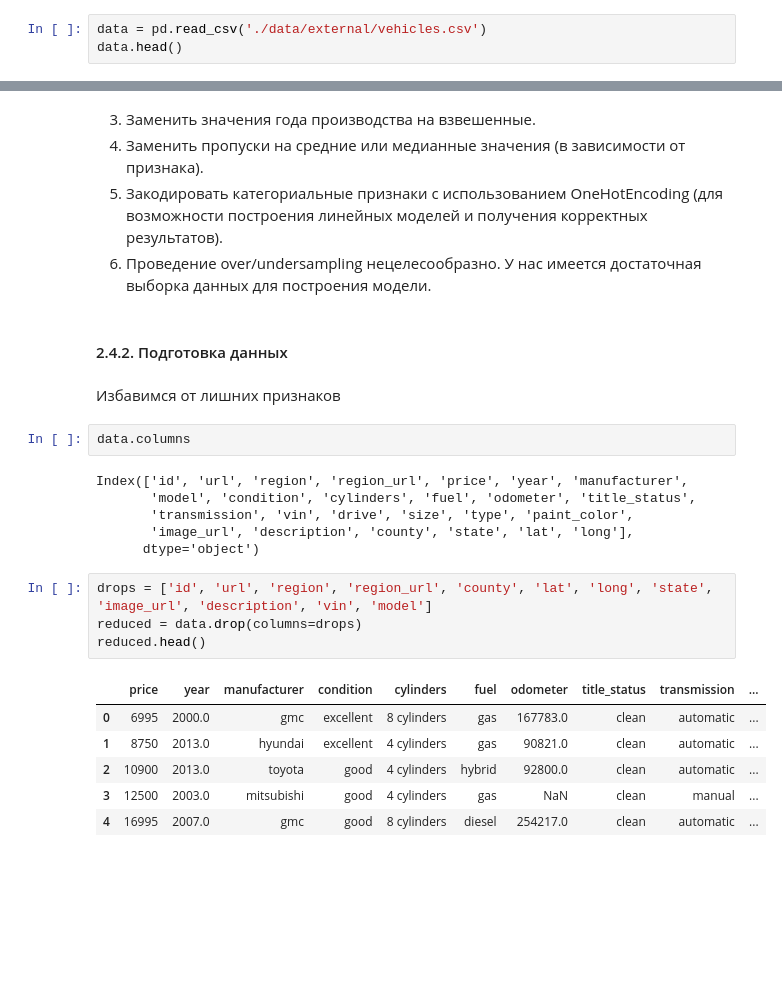
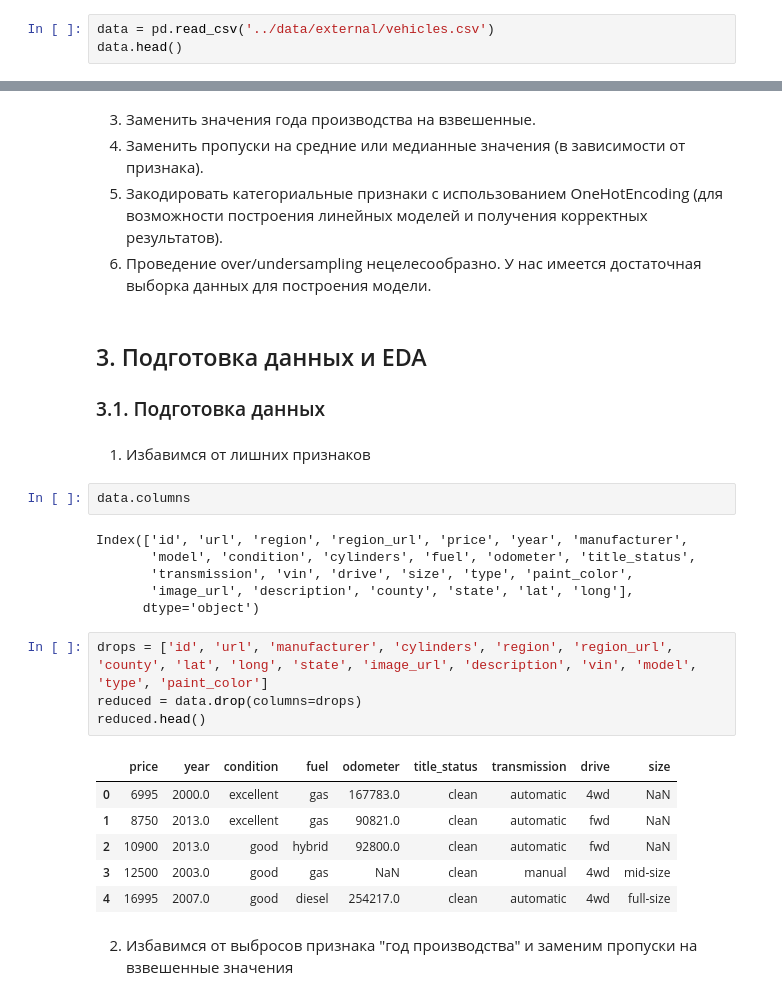
Before and after one commit to masagava/ML, a Jupyter notebook: diploma/notebooks/diploma.ipynb, the cells around one changed output, grey strips where cells are left out. Drawn from its saved outputs; the diff is of its cells as text; blank space fills up the shorter version.

Commit message:
update diploma & add model.csv

```diff
--- a/diploma/notebooks/diploma.ipynb
+++ b/diploma/notebooks/diploma.ipynb
@@ -66,7 +72,7 @@ def plot_model_var_imp(model, X, y):
 # %% [markdown]
 ### 2.3. Загрузка данных
 # %%
-data = pd.read_csv('./data/external/vehicles.csv')
+data = pd.read_csv('../data/external/vehicles.csv')
 data.head()
 # %% [output]
 |  | id | url | region | region_url | price | year | manufacturer | model | condition | cylinders | ... |
@@ -178,10 +158,12 @@ dtype: int64
 4. Заменить пропуски на средние или медианные значения (в зависимости от признака).
 5. Закодировать категориальные признаки с использованием OneHotEncoding (для возможности построения линейных моделей и получения корректных результатов).
 6. Проведение over/undersampling нецелесообразно. У нас имеется достаточная выборка данных для построения модели.
-# %% [markdown]
-#### 2.4.2. Подготовка данных
+# %% [markdown]
+## 3. Подготовка данных и EDA
+
+### 3.1. Подготовка данных
 # %% [markdown]
-Избавимся от лишних признаков
+1. Избавимся от лишних признаков
 # %%
 data.columns
 # %% [output]
@@ -191,13 +173,15 @@ Index(['id', 'url', 'region', 'region_url', 'price', 'year', 'manufacturer',
        'image_url', 'description', 'county', 'state', 'lat', 'long'],
       dtype='object')
 # %%
-drops = ['id', 'url', 'region', 'region_url', 'county', 'lat', 'long', 'state', 'image_url', 'description', 'vin', 'model']
+drops = ['id', 'url', 'manufacturer', 'cylinders', 'region', 'region_url', 'county', 'lat', 'long', 'state', 'image_url', 'description', 'vin', 'model', 'type', 'paint_color']
 reduced = data.drop(columns=drops)
 reduced.head()
 # %% [output]
-|  | price | year | manufacturer | condition | cylinders | fuel | odometer | title_status | transmission | ... |
-| 0 | 6995 | 2000.0 | gmc | excellent | 8 cylinders | gas | 167783.0 | clean | automatic | ... |
-| 1 | 8750 | 2013.0 | hyundai | excellent | 4 cylinders | gas | 90821.0 | clean | automatic | ... |
-| 2 | 10900 | 2013.0 | toyota | good | 4 cylinders | hybrid | 92800.0 | clean | automatic | ... |
-| 3 | 12500 | 2003.0 | mitsubishi | good | 4 cylinders | gas | NaN | clean | manual | ... |
-| 4 | 16995 | 2007.0 | gmc | good | 8 cylinders | diesel | 254217.0 | clean | automatic | ... |
+|  | price | year | condition | fuel | odometer | title_status | transmission | drive | size |
+| 0 | 6995 | 2000.0 | excellent | gas | 167783.0 | clean | automatic | 4wd | NaN |
+| 1 | 8750 | 2013.0 | excellent | gas | 90821.0 | clean | automatic | fwd | NaN |
+| 2 | 10900 | 2013.0 | good | hybrid | 92800.0 | clean | automatic | fwd | NaN |
+| 3 | 12500 | 2003.0 | good | gas | NaN | clean | manual | 4wd | mid-size |
+| 4 | 16995 | 2007.0 | good | diesel | 254217.0 | clean | automatic | 4wd | full-size |
+# %% [markdown]
+2. Избавимся от выбросов признака "год производства" и заменим пропуски на взвешенные значения
```
Also changed, not shown: parts of 50 cells of this notebook, 1 other file.
